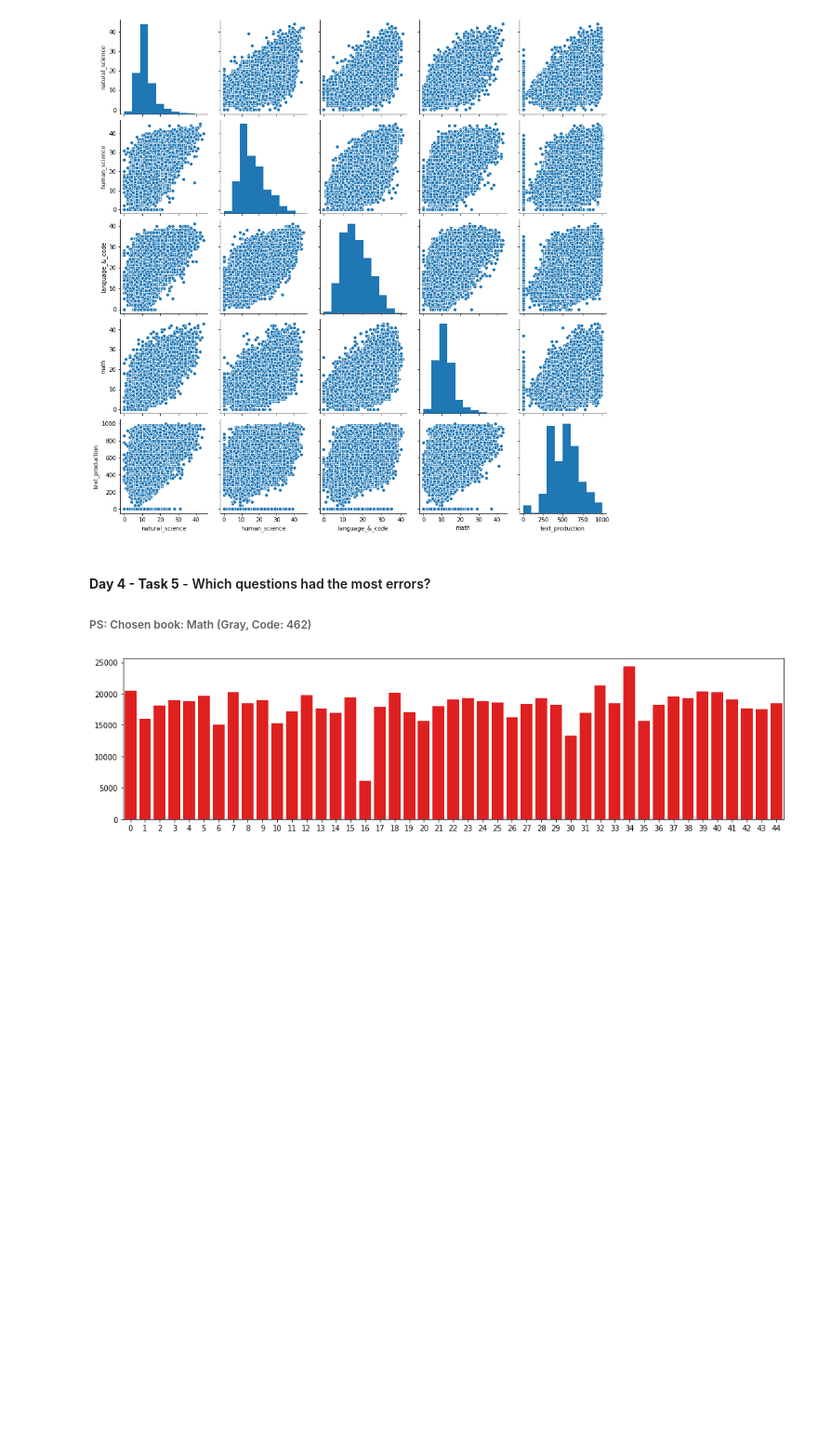
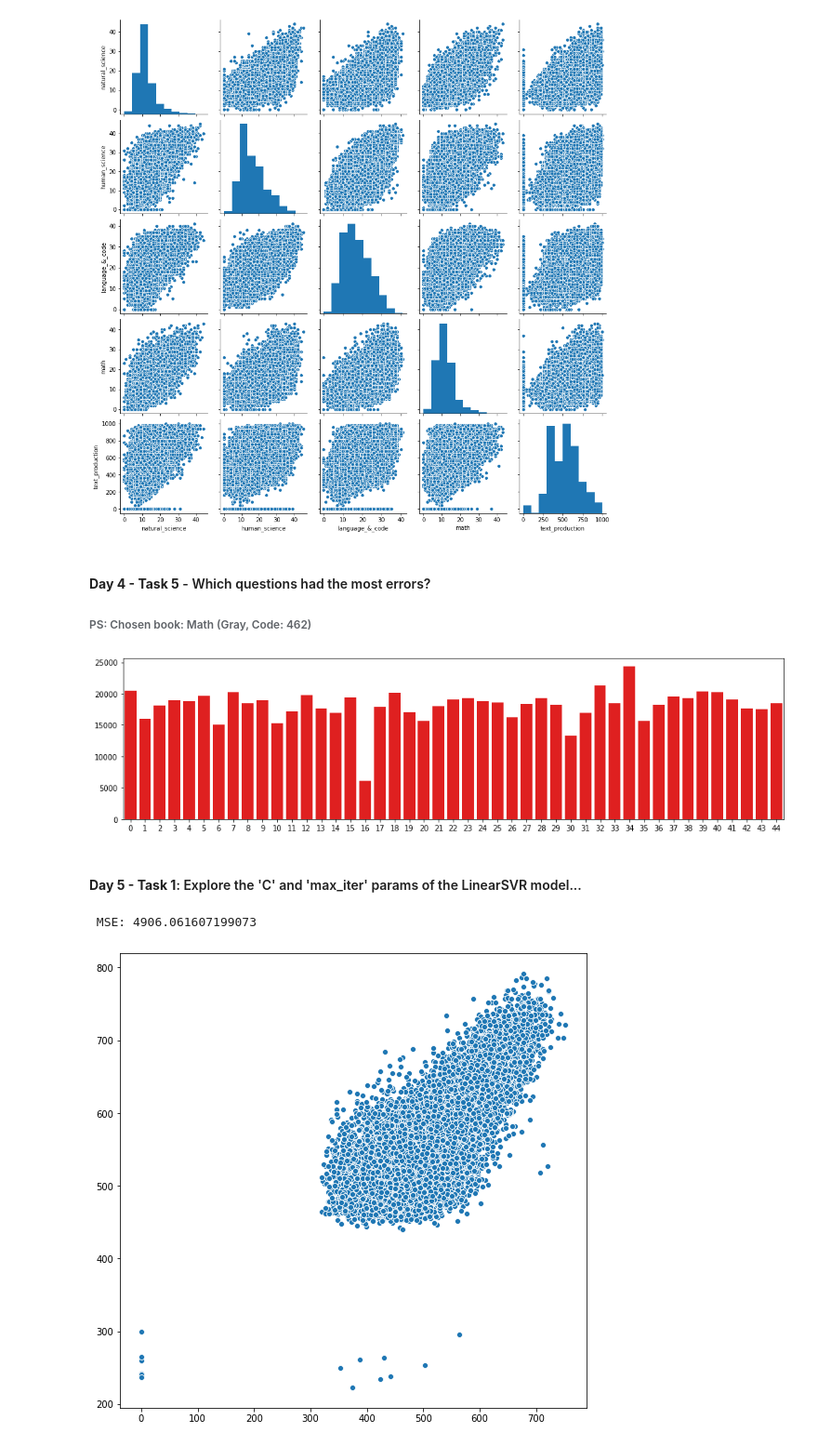
Before and after one commit to cardosorrenan/alura-QuarentenaDados, a Jupyter notebook: EnemTasks.ipynb, the cells around one changed output. Shown: that part at 93% size. Saved outputs shown, nothing was run; the diff lists cells and outputs as text; code cells hidden in the pictures; blank space fills up the shorter version.

Commit message:
Day 05: Enem Ok

```diff
--- a/EnemTasks.ipynb
+++ b/EnemTasks.ipynb
@@ -80,3 +80,33 @@ sns.barplot(questions.index, questions.values, color='r')
 plt.gcf().set_size_inches(16, 4)
 # %% [output]
 [figure]
+# %% [markdown]
+#### **Day 5 - Task 1**: Explore the 'C' and 'max_iter' params of the LinearSVR model...
+# %%
+from sklearn.model_selection import train_test_split
+from sklearn.metrics import mean_squared_error
+from sklearn.svm import LinearSVR
+
+
+def SVR(x, y):
+  x_train, x_test, y_train, y_test = train_test_split(x, y)
+
+  model = LinearSVR(C=2, max_iter=3000)
+  model.fit(x_train, y_train)
+
+  predict = model.predict(x_test)
+  print(f'\n\n MSE: {mean_squared_error(predict, y_test)} \n\n')
+
+  plt.figure(figsize=(9,9))
+  sns.scatterplot(x=y_test.values, y=predict)
+  return predict
+# %%
+enem_scores = enem_scores.dropna()
+
+enem_scores_x = enem_scores[['natural_science', 'human_science', 'math', 'text_production']]
+enem_scores_y = enem_scores['language_&_code']
+
+predict_from_score = SVR(enem_scores_x, enem_scores_y)
+# %% [output]
+ MSE: 4906.061607199073
+[figure, added]
```
Also changed, not shown: parts of 3 cells of this notebook.
